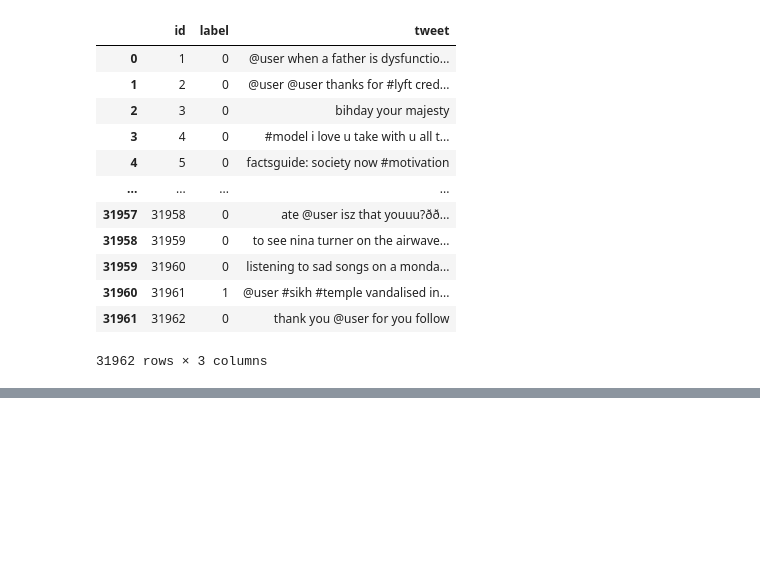
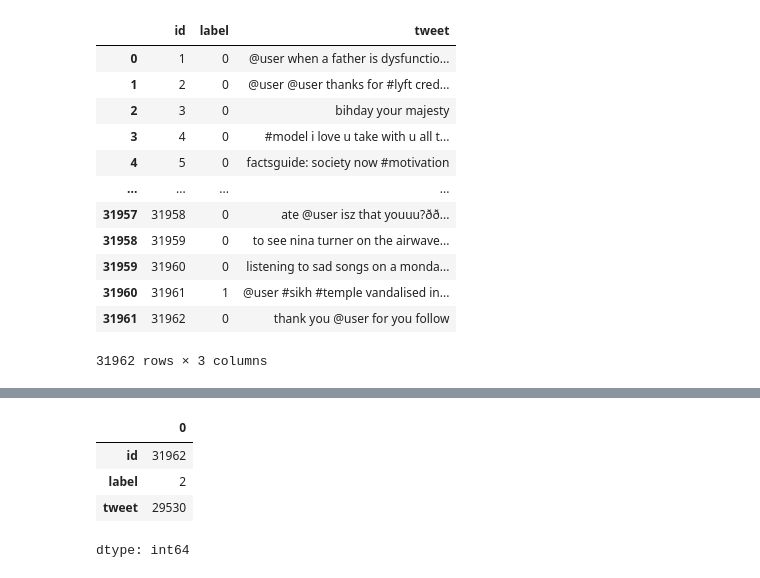
Before and after one commit to varuncode01/P_Sentiment_Analysis, a Jupyter notebook: P_Project2.ipynb, the cells around one changed output, grey strips where cells are left out. Saved outputs shown, nothing was run; the diff lists cells and outputs as text; code cells hidden in the pictures; blank space fills up the shorter version.

```diff
--- a/P_Project2.ipynb
+++ b/P_Project2.ipynb
@@ -49,0 +60,8 @@ df
+# %%
+df.nunique()
+# %% [output]
+|  | 0 |
+| id | 31962 |
+| label | 2 |
+| tweet | 29530 |
+dtype: int64
```
Also changed, not shown: parts of 6 cells of this notebook.
